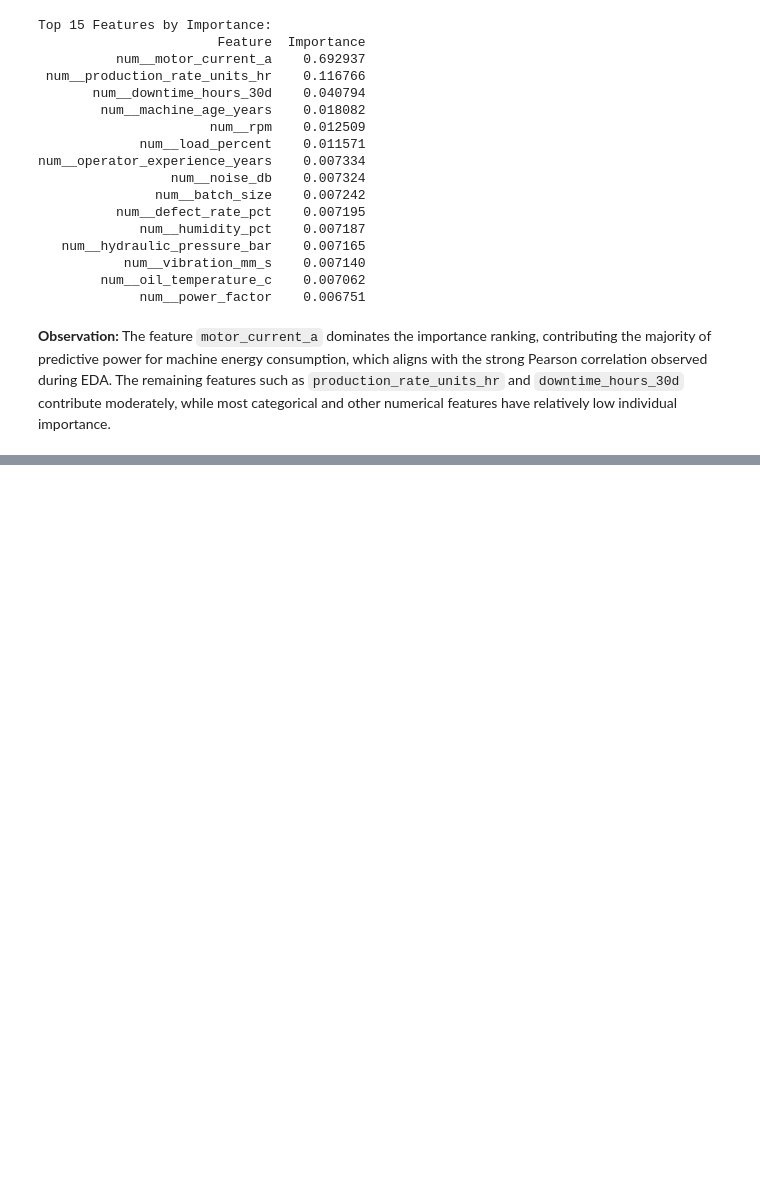
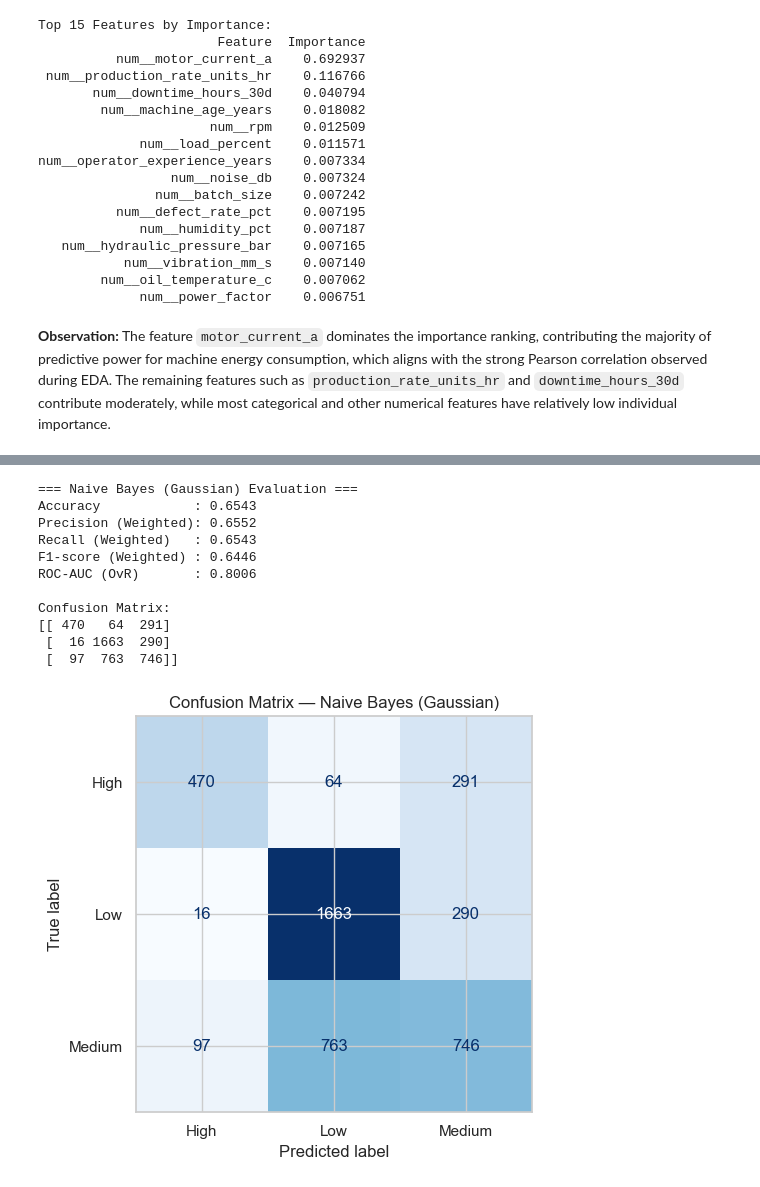
Before and after one commit to varanasirohit2006/Case_Study_Machine_Learning, a Jupyter notebook: Review1.ipynb, the cells around one changed output, grey strips where cells are left out. Cells and saved outputs as stored; diff of their text form; code cells hidden in the pictures; blank space fills up the shorter version.

```diff
--- a/Review1.ipynb
+++ b/Review1.ipynb
@@ -2784,0 +2990,29 @@ num__operator_experience_years    0.007334
+# %%
+from sklearn.naive_bayes import GaussianNB
+
+# Train Gaussian Naive Bayes model
+gnb_model = GaussianNB()
+gnb_model.fit(X_class_train_processed, y_class_train)
+
+y_pred_gnb = gnb_model.predict(X_class_test_processed)
+y_prob_gnb = gnb_model.predict_proba(X_class_test_processed)
+
+evaluate_classifier(
+    "Naive Bayes (Gaussian)",
+    y_class_test,
+    y_pred_gnb,
+    y_prob_gnb
+)
+# %% [output]
+=== Naive Bayes (Gaussian) Evaluation ===
+Accuracy            : 0.6543
+Precision (Weighted): 0.6552
+Recall (Weighted)   : 0.6543
+F1-score (Weighted) : 0.6446
+ROC-AUC (OvR)       : 0.8006
+
+Confusion Matrix:
+[[ 470   64  291]
+ [  16 1663  290]
+ [  97  763  746]]
+[figure, added]
```
Also changed, not shown: parts of 22 cells of this notebook.
